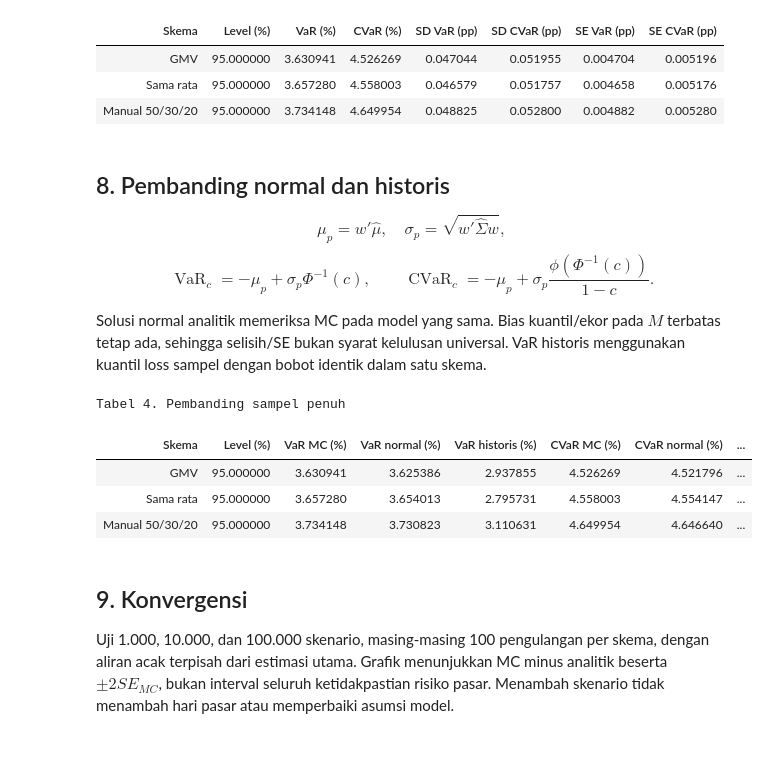
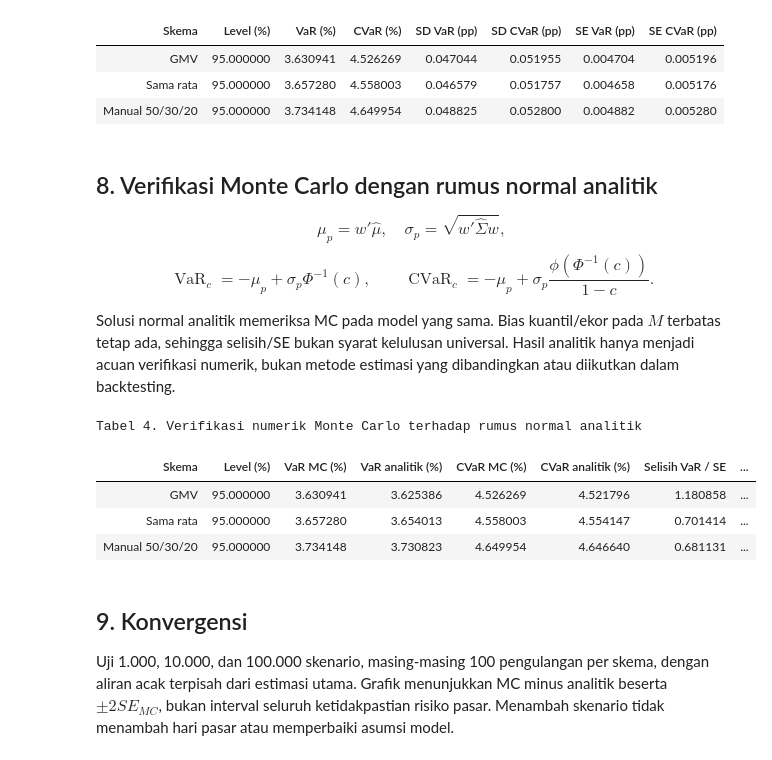
Before and after one commit to wildanjr19/manajemen-resiko, a Jupyter notebook: notebooks/replikasi_var_cvar_artikel_3_pembobotan.ipynb, the cells around one changed output. Saved outputs shown, nothing was run; the diff lists cells and outputs as text; code cells hidden in the pictures.

```diff
--- a/notebooks/replikasi_var_cvar_artikel_3_pembobotan.ipynb
+++ b/notebooks/replikasi_var_cvar_artikel_3_pembobotan.ipynb
@@ -589,7 +688,7 @@ Tabel 3. Risiko Monte Carlo satu hari
 | Sama rata | 95.000000 | 3.657280 | 4.558003 | 0.046579 | 0.051757 | 0.004658 | 0.005176 |
 | Manual 50/30/20 | 95.000000 | 3.734148 | 4.649954 | 0.048825 | 0.052800 | 0.004882 | 0.005280 |
 # %% [markdown]
-## 8. Pembanding normal dan historis
+## 8. Verifikasi Monte Carlo dengan rumus normal analitik
 
 $$\mu_p=w'\hat\mu,\quad\sigma_p=\sqrt{w'\hat\Sigma w},$$
 $$\operatorname{VaR}_c=-\mu_p+\sigma_p\Phi^{-1}(c),\qquad
@@ -597,7 +696,8 @@ $$\operatorname{VaR}_c=-\mu_p+\sigma_p\Phi^{-1}(c),\qquad
 
 Solusi normal analitik memeriksa MC pada model yang sama. Bias kuantil/ekor pada
 $M$ terbatas tetap ada, sehingga selisih/SE bukan syarat kelulusan universal.
-VaR historis menggunakan kuantil loss sampel dengan bobot identik dalam satu skema.
+Hasil analitik hanya menjadi acuan verifikasi numerik, bukan metode estimasi
+yang dibandingkan atau diikutkan dalam backtesting.
 # %%
 def normal_risk(model, levels=LEVELS):
     z = norm.ppf(levels)
@@ -609,29 +709,27 @@ def normal_risk(model, levels=LEVELS):
 # %%
 comparison_rows = []
 for scheme, model in models.items():
     comparison = full_summary.loc[full_summary['skema'] == scheme].merge(
         normal_risk(model), on='confidence', validate='one_to_one')
-    historical_loss = -(returns.to_numpy() @ model['weights'])
-    comparison['var_historical'] = np.quantile(historical_loss, LEVELS, method='linear')
     for metric in ['var', 'cvar']:
         comparison[f'{metric}_difference'] = comparison[f'{metric}_mean'] - comparison[f'{metric}_normal']
         comparison[f'{metric}_difference_over_se'] = comparison[f'{metric}_difference'] / comparison[f'{metric}_se']
     comparison_rows.append(comparison)
 comparison_table = pd.concat(comparison_rows, ignore_index=True)
-comparison_table.to_csv(TABLE_DIR / 'pembanding_analitik_historis.csv', index=False)
-table_4 = comparison_table[['skema', 'confidence', 'var_mean', 'var_normal', 'var_historical',
+comparison_table.to_csv(TABLE_DIR / 'verifikasi_analitik.csv', index=False)
+table_4 = comparison_table[['skema', 'confidence', 'var_mean', 'var_normal',
                            'cvar_mean', 'cvar_normal', 'var_difference_over_se', 'cvar_difference_over_se']].copy()
-table_4.columns = ['Skema', 'Level (%)', 'VaR MC (%)', 'VaR normal (%)', 'VaR historis (%)',
-                   'CVaR MC (%)', 'CVaR normal (%)', 'Selisih VaR / SE', 'Selisih CVaR / SE']
-table_4.iloc[:, 1:7] *= 100
-save_article_table(table_4, 'tabel_4_pembanding', 'Tabel 4. Pembanding sampel penuh',
+table_4.columns = ['Skema', 'Level (%)', 'VaR MC (%)', 'VaR analitik (%)',
+                   'CVaR MC (%)', 'CVaR analitik (%)', 'Selisih VaR / SE', 'Selisih CVaR / SE']
+table_4.iloc[:, 1:6] *= 100
+save_article_table(table_4, 'tabel_4_pembanding', 'Tabel 4. Verifikasi numerik Monte Carlo terhadap rumus normal analitik',
                    {column: '{:.6f}' for column in table_4.columns if column != 'Skema'})
 # %% [output]
-Tabel 4. Pembanding sampel penuh
+Tabel 4. Verifikasi numerik Monte Carlo terhadap rumus normal analitik
-| Skema | Level (%) | VaR MC (%) | VaR normal (%) | VaR historis (%) | CVaR MC (%) | CVaR normal (%) | ... |
-| GMV | 95.000000 | 3.630941 | 3.625386 | 2.937855 | 4.526269 | 4.521796 | ... |
-| Sama rata | 95.000000 | 3.657280 | 3.654013 | 2.795731 | 4.558003 | 4.554147 | ... |
-| Manual 50/30/20 | 95.000000 | 3.734148 | 3.730823 | 3.110631 | 4.649954 | 4.646640 | ... |
+| Skema | Level (%) | VaR MC (%) | VaR analitik (%) | CVaR MC (%) | CVaR analitik (%) | Selisih VaR / SE | ... |
+| GMV | 95.000000 | 3.630941 | 3.625386 | 4.526269 | 4.521796 | 1.180858 | ... |
+| Sama rata | 95.000000 | 3.657280 | 3.654013 | 4.558003 | 4.554147 | 0.701414 | ... |
+| Manual 50/30/20 | 95.000000 | 3.734148 | 3.730823 | 4.649954 | 4.646640 | 0.681131 | ... |
 # %% [markdown]
 ## 9. Konvergensi
 
```
Also changed, not shown: parts of 12 cells of this notebook, 8 other files.
